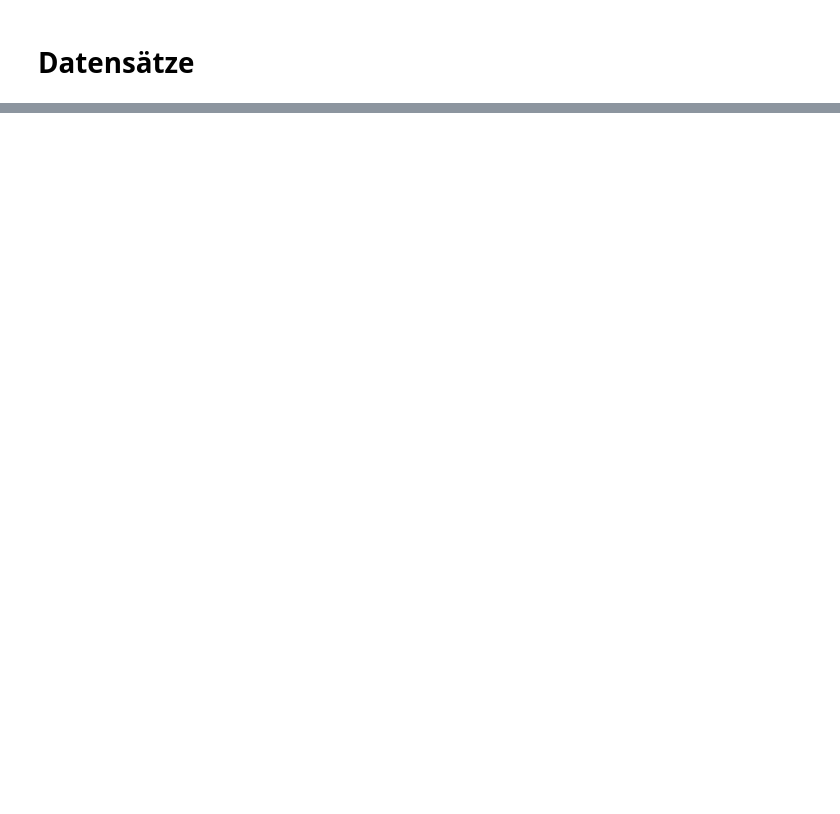
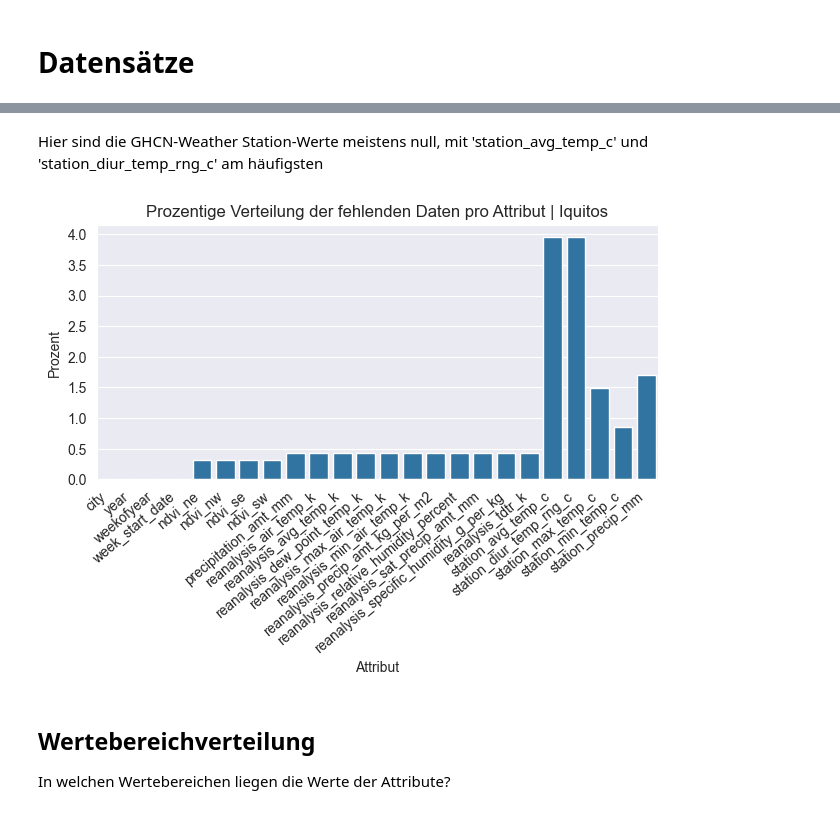
Before and after one commit to LinksMusic/predicitive-analytics, a Jupyter notebook: data_understanding.ipynb, the cells around one changed output, grey strips where cells are left out. Saved outputs shown, nothing was run; the diff lists cells and outputs as text; code cells hidden in the pictures; blank space fills up the shorter version.

```diff
--- a/data_understanding.ipynb
+++ b/data_understanding.ipynb
@@ -28,2 +133,20 @@ plt.show()
+# %% [markdown]
+Hier sind die GHCN-Weather Station-Werte meistens null, mit 'station_avg_temp_c' und 'station_diur_temp_rng_c' am häufigsten
+# %%
+null_vals = df_iq_train.isnull().sum()
+total_vals = len(df_sj_train)
+null_percent = (null_vals / total_vals) * 100
+
+df_null_percent = pd.DataFrame({'Attribut': null_vals.index, 'Prozent': null_percent.values})
+
+barplot = sns.barplot(x='Attribut', y='Prozent', data=df_null_percent)
+barplot.set_xticklabels(barplot.get_xticklabels(), rotation=40, ha="right")
+plt.tight_layout()
+plt.title('Prozentige Verteilung der fehlenden Daten pro Attribut | Iquitos')
+plt.savefig('pictures/prozentverteilung_null_werte_iq.png',bbox_inches="tight")
+plt.show()
+# %% [output]
+[figure, added]
 # %% [markdown]
-##
+## Wertebereichverteilung
+In welchen Wertebereichen liegen die Werte der Attribute?
```
Also changed, not shown: parts of 19 cells of this notebook.
